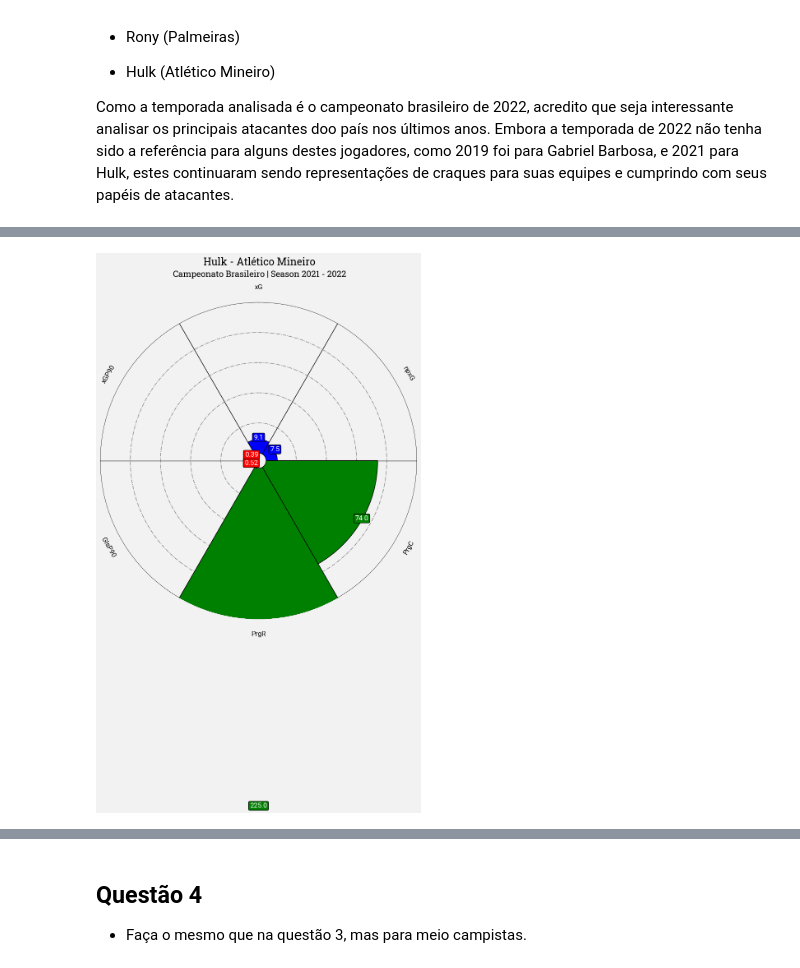
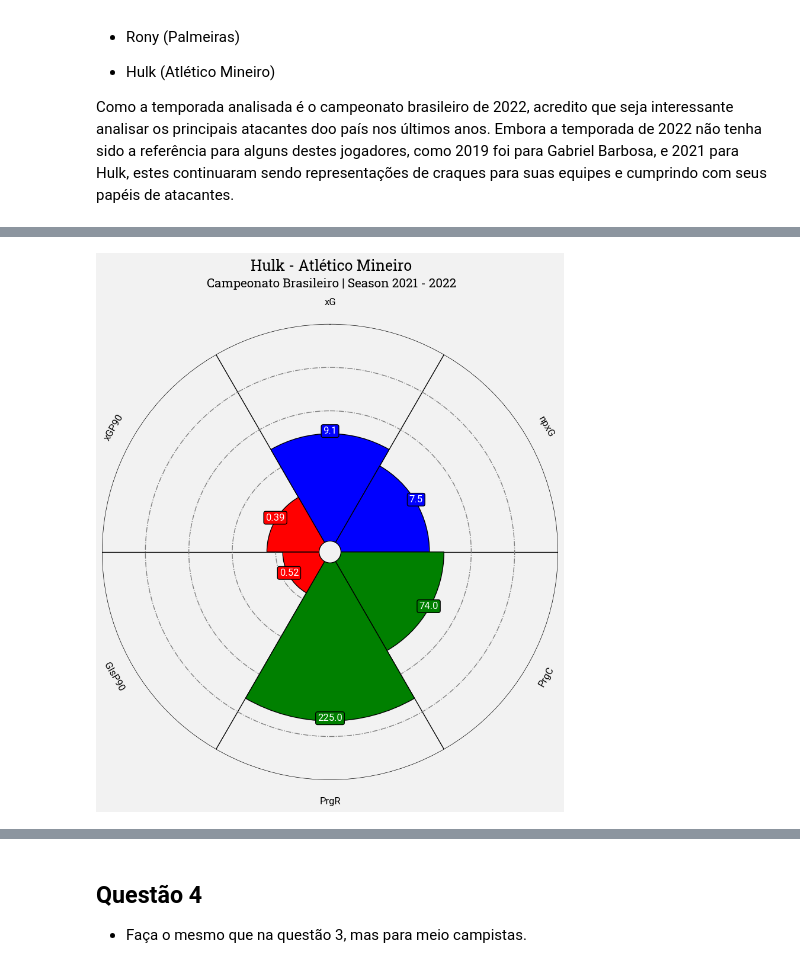
Before and after one commit to lframosferreira/soccer-analytics-notebooks, a Jupyter notebook: atv02/ativ_2.ipynb, the cells around one changed output, grey strips where cells are left out. Saved outputs shown, nothing was run; the diff lists cells and outputs as text; code cells hidden in the pictures.

Commit message:
[NEW] data normalized

```diff
--- a/atv02/ativ_2.ipynb
+++ b/atv02/ativ_2.ipynb
@@ -201,3 +201,6 @@ df.rename(columns={"Gls.1": "GlsP90", "Ast.1": "AstP90", "G+A.1": "G+AP90", "G-P
 hulk_series: pd.Series = df[df["Player"] == "Hulk"]
 gabigol_series: pd.Series = df[df["Player"] == "Gabriel Barbosa"]
 rony_series: pd.Series = df[df["Player"] == "Rony"]
+
+test = df[df["Pos"] == "FW"].describe()[["xG", "npxG", "PrgC", "PrgR", "GlsP90", "xGP90"]]
+test.loc["max"]
@@ -206,6 +217,7 @@ rony_series: pd.Series = df[df["Player"] == "Rony"]
 
 names = ["xG", "npxG", "PrgC", "PrgR", "GlsP90", "xGP90"]
 values: np.array = hulk_series[names].to_numpy()[0]
+values_normalized: np.array = np.round((values / test.loc["max"].to_numpy()) * 100, 2)
 slice_colors = ["blue"] * 2 + ["green"] * 2 + ["red"] * 2
 text_colors = ["white"]*6
 font_normal = FontManager(("https://github.com/google/fonts/blob/main/apache/roboto/"
@@ -225,7 +237,7 @@ baker = PyPizza(
 )
 #making pizza for our data
 fig, ax = baker.make_pizza(
-    values,              # list of values
+    values_normalized,              # list of values
     figsize=(10, 10),      # adjust figsize according to your need
     param_location=110,
     slice_colors=slice_colors,
@@ -241,34 +253,34 @@ fig, ax = baker.make_pizza(
     ),                   # values to be used when adding parameter
     kwargs_values=dict(
         color="#000000", fontsize=12,
         fontproperties=font_normal.prop, zorder=3,
         bbox=dict(
             edgecolor="#000000", facecolor="cornflowerblue",
             boxstyle="round,pad=0.2", lw=1
         )
     )                    # values to be used when adding parameter-values
 )
 
 #putting text
 texts = baker.get_value_texts()
 for i, text in enumerate(texts):
     text.set_text(str(values[i]))
 # add title
 fig.text(
     0.515, 0.97, "Hulk - Atlético Mineiro", size=18,
     ha="center", fontproperties=font_bold.prop, color="#000000"
 )
 
 # add subtitle
 fig.text(
     0.515, 0.942,
     "Campeonato Brasileiro | Season 2021 - 2022",
     size=15,
     ha="center", fontproperties=font_bold.prop, color="#000000"
 )
 plt.show()
 # %% [output]
-[figure, old version]
+[figure, new version]
 # %%
 names = ["xG", "npxG", "PrgC", "PrgR", "GlsP90", "xGP90"]
 values: np.array = gabigol_series[names].to_numpy()[0]
```
Also changed, not shown: parts of 3 cells of this notebook.
